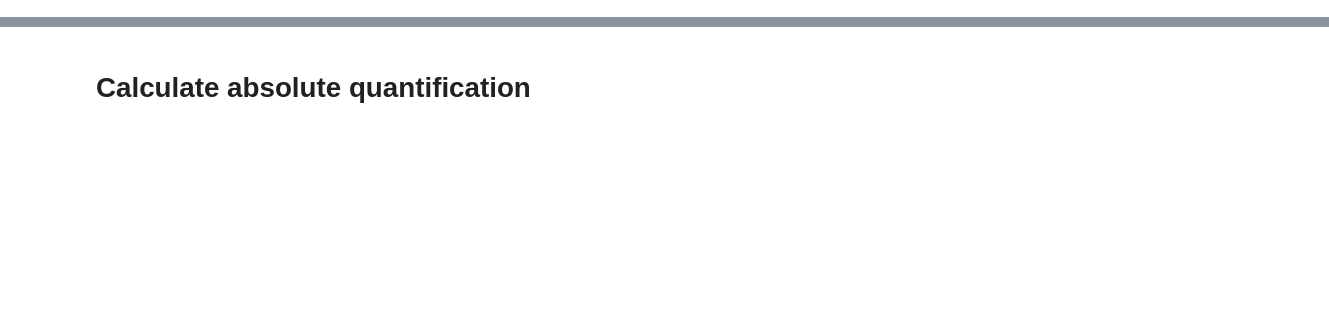
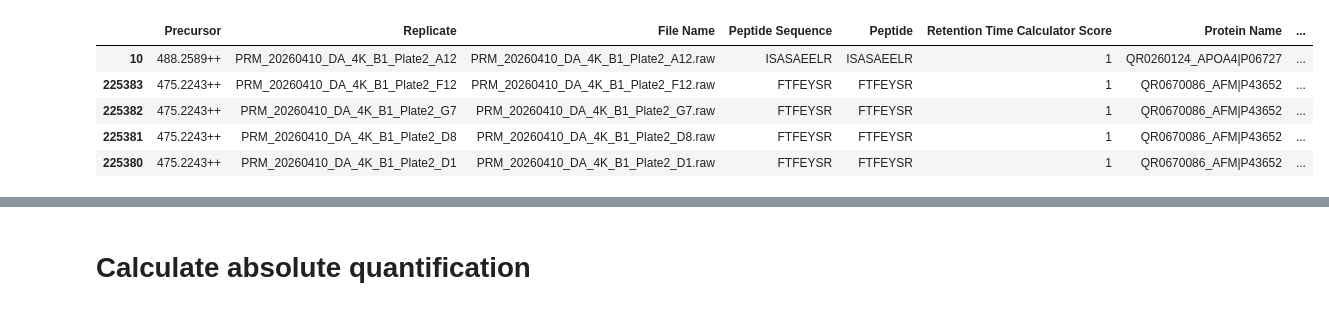
Before and after one commit to thanadol-git/kardemumma, a Jupyter notebook: ratio_DA4K.ipynb, the cells around one changed output, grey strips where cells are left out. Cells and saved outputs as stored; diff of their text form; code cells hidden in the pictures; blank space fills up the shorter version.

```diff
--- a/ratio_DA4K.ipynb
+++ b/ratio_DA4K.ipynb
@@ -172,10 +382,17 @@ skyline_merge_adj.head()
 # %%
 # From skyline_merge_adj, filter to pool samples
-pool_data_adj = skyline_merge_adj[skyline_merge_adj['characteristics[Sample]'] == 'Pool'].copy()
+pool_data_adj = skyline_merge_adj[skyline_merge_adj['characteristics[Sample]'] != 'PlasmaPool'].copy()
 
 # Reorder by characteristics[Plate]
-pool_data_adj = pool_data_adj.sort_values(by='characteristics[Plate]')
+pool_data_adj = pool_data_adj.sort_values(by='characteristics[plate]')
 
 pool_data_adj.head()
+# %% [output]
+|  | Precursor | Replicate | File Name | Peptide Sequence | Peptide | Retention Time Calculator Score | Protein Name | ... |
+| 10 | 488.2589++ | PRM_20260410_DA_4K_B1_Plate2_A12 | PRM_20260410_DA_4K_B1_Plate2_A12.raw | ISASAEELR | ISASAEELR | 1 | QR0260124_APOA4|P06727 | ... |
+| 225383 | 475.2243++ | PRM_20260410_DA_4K_B1_Plate2_F12 | PRM_20260410_DA_4K_B1_Plate2_F12.raw | FTFEYSR | FTFEYSR | 1 | QR0670086_AFM|P43652 | ... |
+| 225382 | 475.2243++ | PRM_20260410_DA_4K_B1_Plate2_G7 | PRM_20260410_DA_4K_B1_Plate2_G7.raw | FTFEYSR | FTFEYSR | 1 | QR0670086_AFM|P43652 | ... |
+| 225381 | 475.2243++ | PRM_20260410_DA_4K_B1_Plate2_D8 | PRM_20260410_DA_4K_B1_Plate2_D8.raw | FTFEYSR | FTFEYSR | 1 | QR0670086_AFM|P43652 | ... |
+| 225380 | 475.2243++ | PRM_20260410_DA_4K_B1_Plate2_D1 | PRM_20260410_DA_4K_B1_Plate2_D1.raw | FTFEYSR | FTFEYSR | 1 | QR0670086_AFM|P43652 | ... |
 # %%
 kdm.plot_pool_boxplot(pool_data_adj)
```
Also changed, not shown: parts of 47 cells of this notebook.
